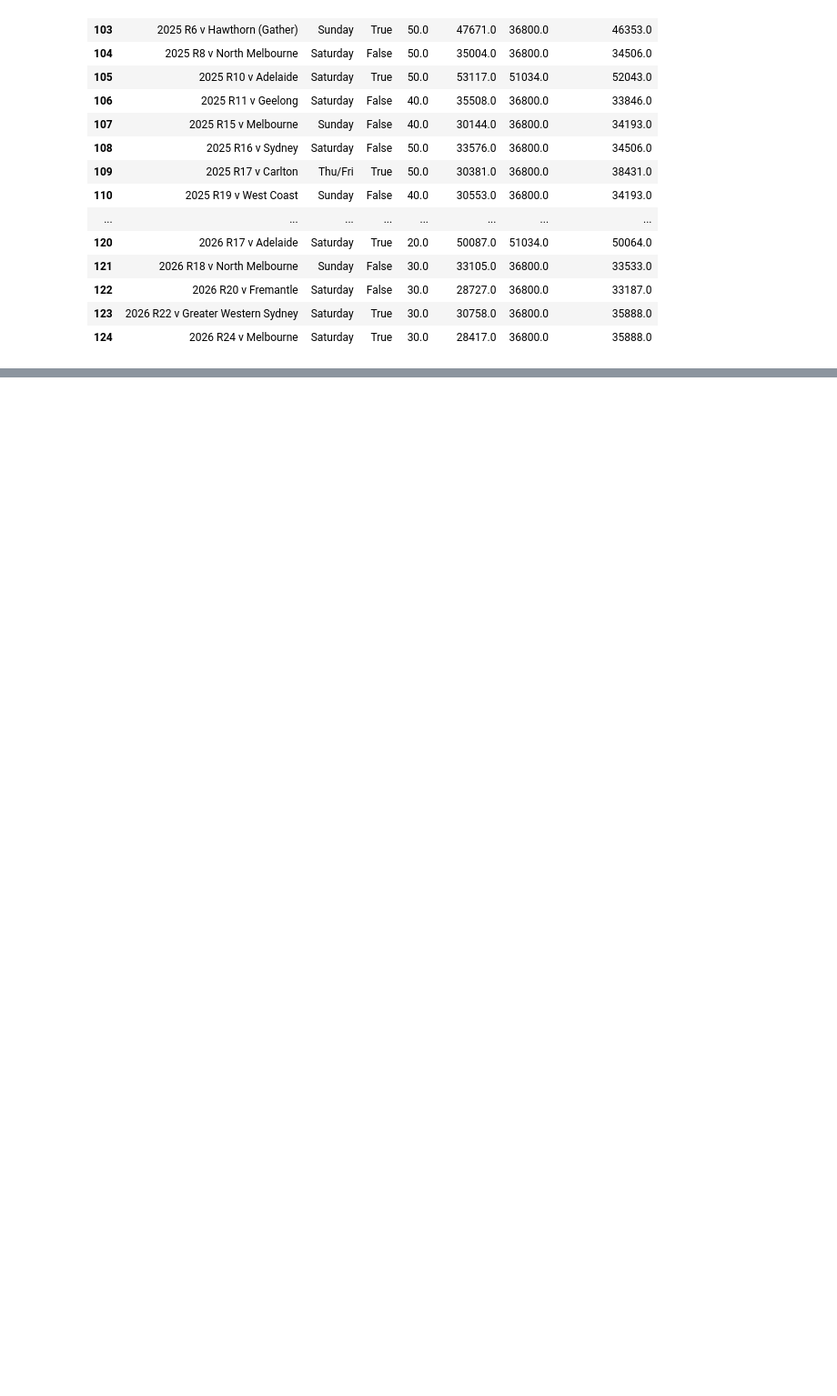
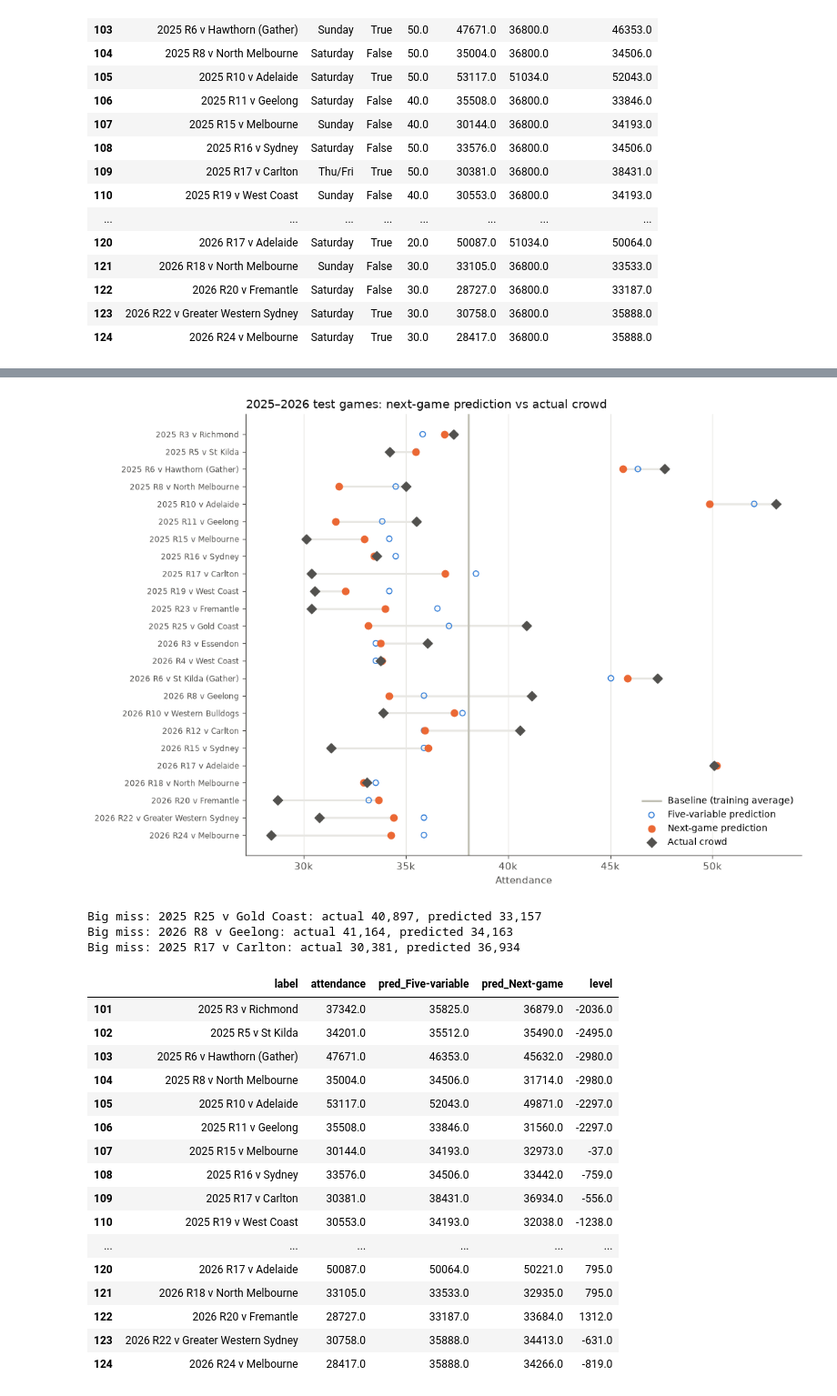
Before and after one commit to pete1729/afl-analytics, a Jupyter notebook: notebooks/09_port_home_attendance.ipynb, the cells around one changed output, grey strips where cells are left out. Shown at 91% size. Saved outputs shown, nothing was run; the diff lists cells and outputs as text; code cells hidden in the pictures; blank space fills up the shorter version.

```diff
--- a/notebooks/09_port_home_attendance.ipynb
+++ b/notebooks/09_port_home_attendance.ipynb
@@ -550,3 +757,49 @@ Big miss: 2025 R23 v Fremantle: actual 30,390, predicted 36,548
+# %%
+fig, ax = plt.subplots(figsize=(10, 8))
+ordered = test5.sort_values("start")
+y = np.arange(len(ordered))[::-1]
+ax.axvline(fit(train5, "Baseline")["intercept"], color=GREY, linewidth=2, label="Baseline (training average)")
+ax.hlines(y, ordered["pred_Next-game"], ordered["attendance"], color="#e8e7e3", linewidth=2, zorder=1)
+ax.scatter(ordered["pred_Five-variable"], y, s=30, facecolors="none", edgecolors=BLUE, zorder=2,
+           label="Five-variable prediction")
+ax.scatter(ordered["pred_Next-game"], y, s=45, color=ORANGE, zorder=3, label="Next-game prediction")
+ax.scatter(ordered["attendance"], y, s=45, color=INK, marker="D", zorder=3, label="Actual crowd")
+ax.set_yticks(y, ordered["label"], fontsize=8)
+ax.xaxis.set_major_formatter(lambda v, _: f"{v / 1000:.0f}k")
+ax.set_xlabel("Attendance")
+ax.set_title("2025–2026 test games: next-game prediction vs actual crowd", loc="left", color=TITLE)
+ax.grid(axis="y", visible=False)
+ax.legend(frameon=False, loc="lower right", fontsize=9)
+plt.show()
+
+misses7 = (test5["pred_Next-game"] - test5["attendance"]).abs().sort_values(ascending=False).head(3)
+for i, miss in misses7.items():
+    print(f"Big miss: {test5.at[i, 'label']}: actual {test5.at[i, 'attendance']:,.0f}, "
+          f"predicted {test5.at[i, 'pred_Next-game']:,.0f}")
+ordered[["label", "attendance", "pred_Five-variable", "pred_Next-game"]].assign(
+    level=level7.loc[ordered.index]).round(0)
+# %% [output]
+[figure, added]
+Big miss: 2025 R25 v Gold Coast: actual 40,897, predicted 33,157
+Big miss: 2026 R8 v Geelong: actual 41,164, predicted 34,163
+Big miss: 2025 R17 v Carlton: actual 30,381, predicted 36,934
+|  | label | attendance | pred_Five-variable | pred_Next-game | level |
+| 101 | 2025 R3 v Richmond | 37342.0 | 35825.0 | 36879.0 | -2036.0 |
+| 102 | 2025 R5 v St Kilda | 34201.0 | 35512.0 | 35490.0 | -2495.0 |
+| 103 | 2025 R6 v Hawthorn (Gather) | 47671.0 | 46353.0 | 45632.0 | -2980.0 |
+| 104 | 2025 R8 v North Melbourne | 35004.0 | 34506.0 | 31714.0 | -2980.0 |
+| 105 | 2025 R10 v Adelaide | 53117.0 | 52043.0 | 49871.0 | -2297.0 |
+| 106 | 2025 R11 v Geelong | 35508.0 | 33846.0 | 31560.0 | -2297.0 |
+| 107 | 2025 R15 v Melbourne | 30144.0 | 34193.0 | 32973.0 | -37.0 |
+| 108 | 2025 R16 v Sydney | 33576.0 | 34506.0 | 33442.0 | -759.0 |
+| 109 | 2025 R17 v Carlton | 30381.0 | 38431.0 | 36934.0 | -556.0 |
+| 110 | 2025 R19 v West Coast | 30553.0 | 34193.0 | 32038.0 | -1238.0 |
+| ... | ... | ... | ... | ... | ... |
+| 120 | 2026 R17 v Adelaide | 50087.0 | 50064.0 | 50221.0 | 795.0 |
+| 121 | 2026 R18 v North Melbourne | 33105.0 | 33533.0 | 32935.0 | 795.0 |
+| 122 | 2026 R20 v Fremantle | 28727.0 | 33187.0 | 33684.0 | 1312.0 |
+| 123 | 2026 R22 v Greater Western Sydney | 30758.0 | 35888.0 | 34413.0 | -631.0 |
+| 124 | 2026 R24 v Melbourne | 28417.0 | 35888.0 | 34266.0 | -819.0 |
 # %% [markdown]
 # Results
 
```
Also changed, not shown: parts of 7 cells of this notebook.
